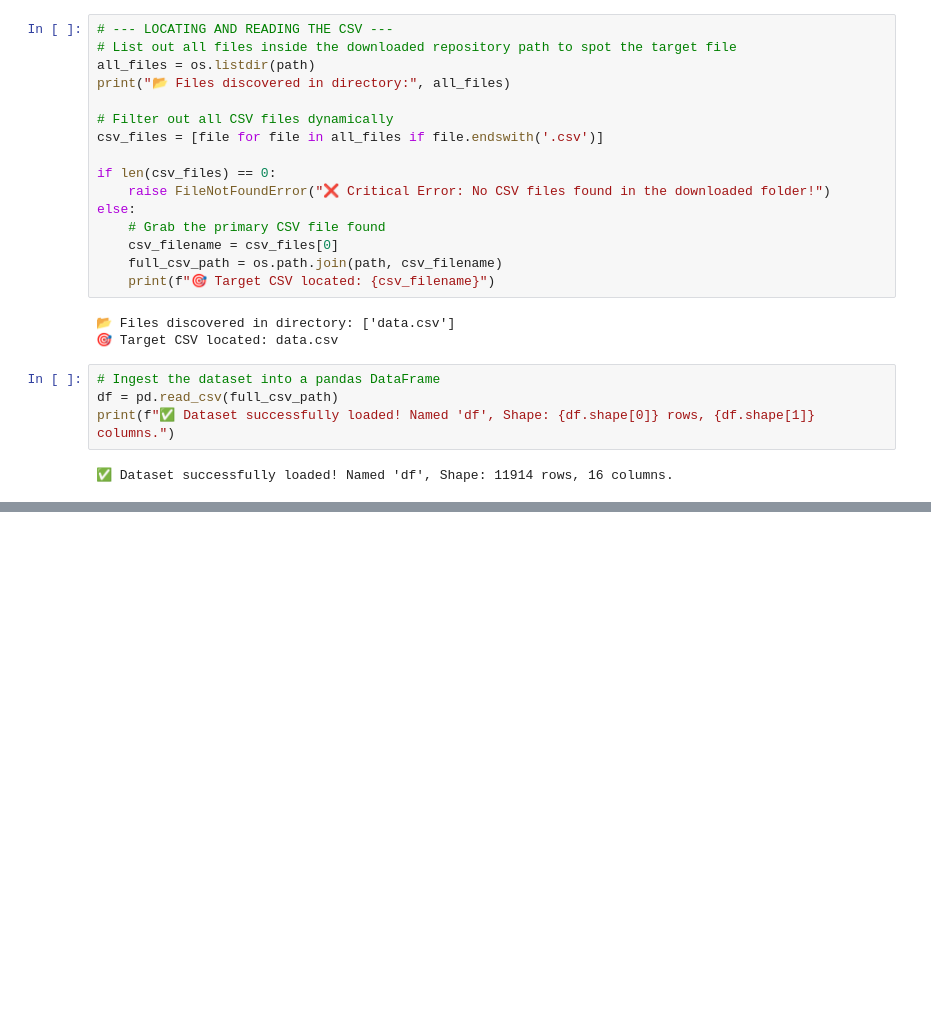
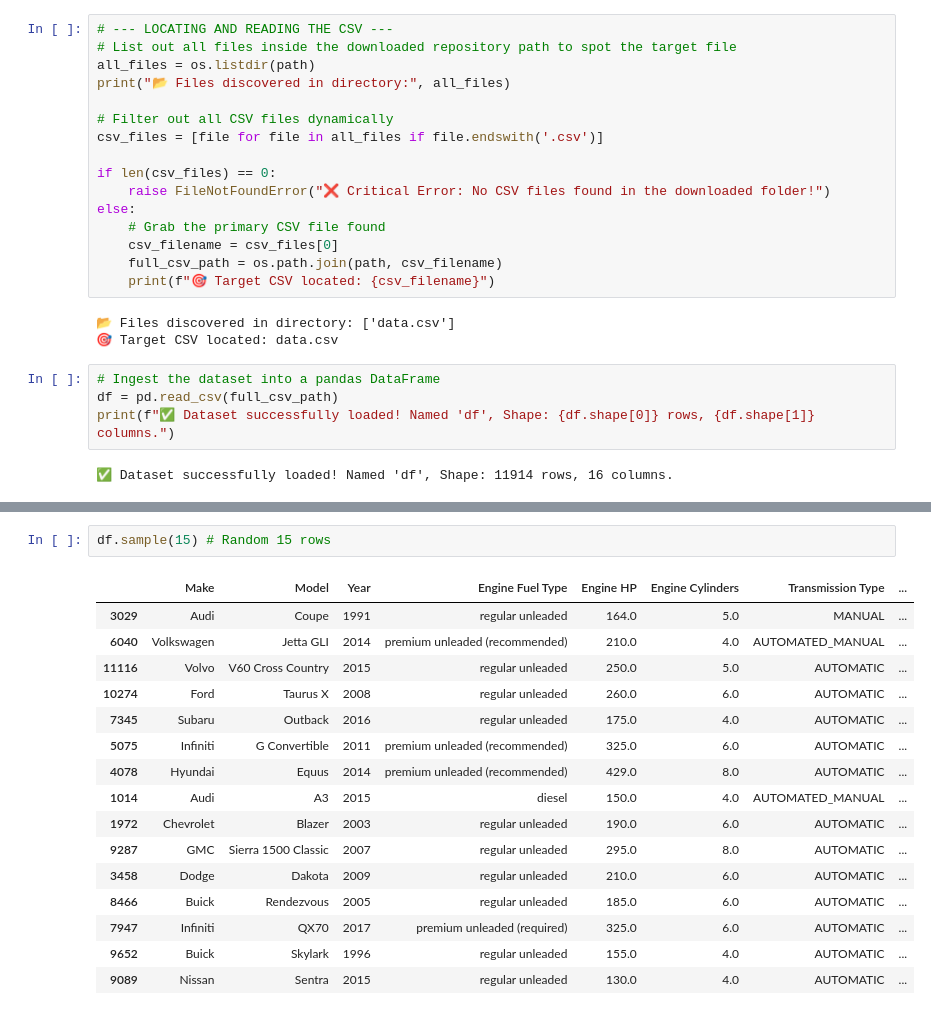
Before and after one commit to MaykInvest/car_clustering_kmeans, a Jupyter notebook: project.ipynb, the cells around one changed output, grey strips where cells are left out. Cells and saved outputs as stored; diff of their text form; blank space fills up the shorter version.

```diff
--- a/project.ipynb
+++ b/project.ipynb
@@ -183,0 +188,19 @@ df.head(10)
+# %%
+df.sample(15) # Random 15 rows
+# %% [output]
+|  | Make | Model | Year | Engine Fuel Type | Engine HP | Engine Cylinders | Transmission Type | ... |
+| 3029 | Audi | Coupe | 1991 | regular unleaded | 164.0 | 5.0 | MANUAL | ... |
+| 6040 | Volkswagen | Jetta GLI | 2014 | premium unleaded (recommended) | 210.0 | 4.0 | AUTOMATED_MANUAL | ... |
+| 11116 | Volvo | V60 Cross Country | 2015 | regular unleaded | 250.0 | 5.0 | AUTOMATIC | ... |
+| 10274 | Ford | Taurus X | 2008 | regular unleaded | 260.0 | 6.0 | AUTOMATIC | ... |
+| 7345 | Subaru | Outback | 2016 | regular unleaded | 175.0 | 4.0 | AUTOMATIC | ... |
+| 5075 | Infiniti | G Convertible | 2011 | premium unleaded (recommended) | 325.0 | 6.0 | AUTOMATIC | ... |
+| 4078 | Hyundai | Equus | 2014 | premium unleaded (recommended) | 429.0 | 8.0 | AUTOMATIC | ... |
+| 1014 | Audi | A3 | 2015 | diesel | 150.0 | 4.0 | AUTOMATED_MANUAL | ... |
+| 1972 | Chevrolet | Blazer | 2003 | regular unleaded | 190.0 | 6.0 | AUTOMATIC | ... |
+| 9287 | GMC | Sierra 1500 Classic | 2007 | regular unleaded | 295.0 | 8.0 | AUTOMATIC | ... |
+| 3458 | Dodge | Dakota | 2009 | regular unleaded | 210.0 | 6.0 | AUTOMATIC | ... |
+| 8466 | Buick | Rendezvous | 2005 | regular unleaded | 185.0 | 6.0 | AUTOMATIC | ... |
+| 7947 | Infiniti | QX70 | 2017 | premium unleaded (required) | 325.0 | 6.0 | AUTOMATIC | ... |
+| 9652 | Buick | Skylark | 1996 | regular unleaded | 155.0 | 4.0 | AUTOMATIC | ... |
+| 9089 | Nissan | Sentra | 2015 | regular unleaded | 130.0 | 4.0 | AUTOMATIC | ... |
```
Also changed, not shown: parts of 12 cells of this notebook.
